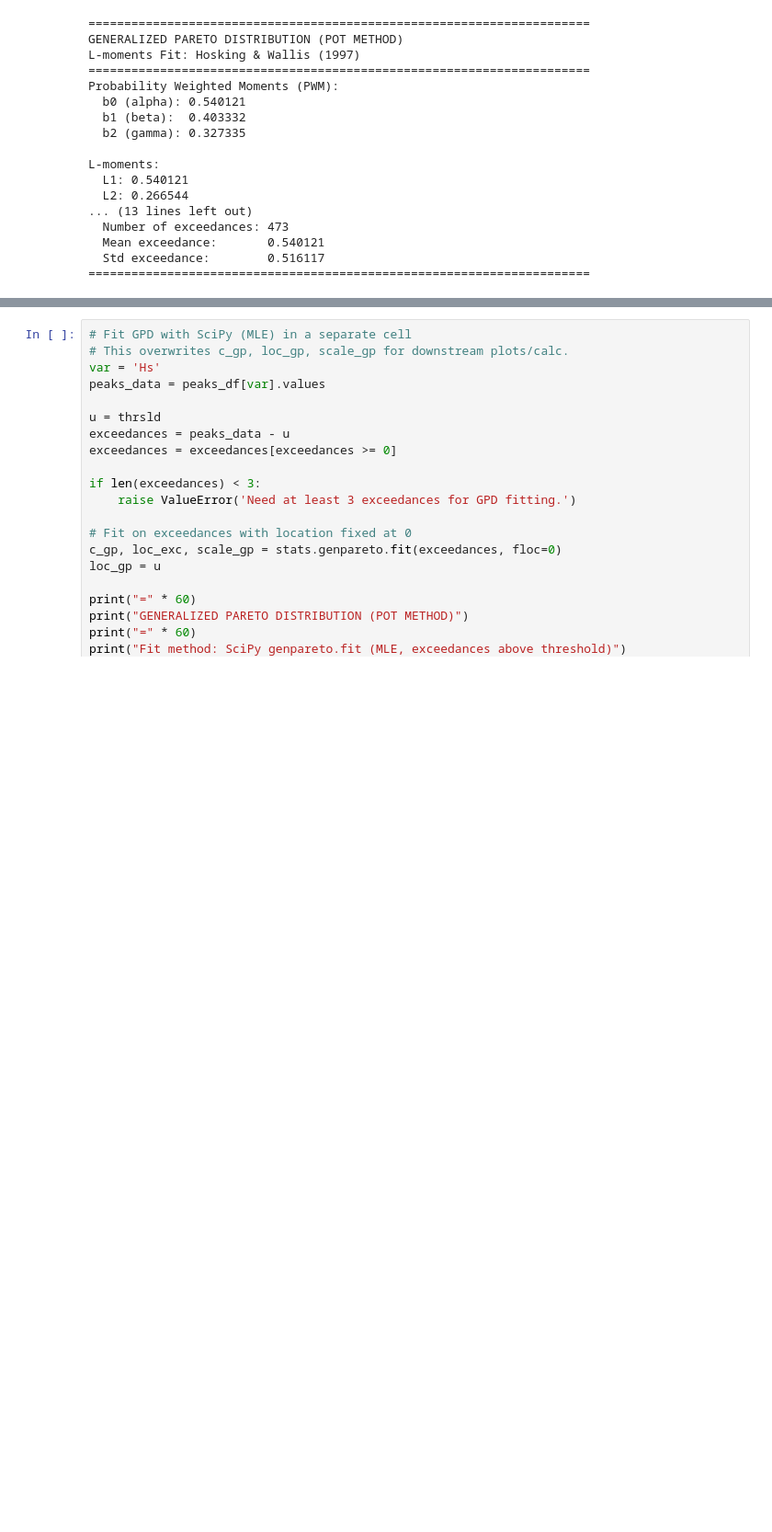
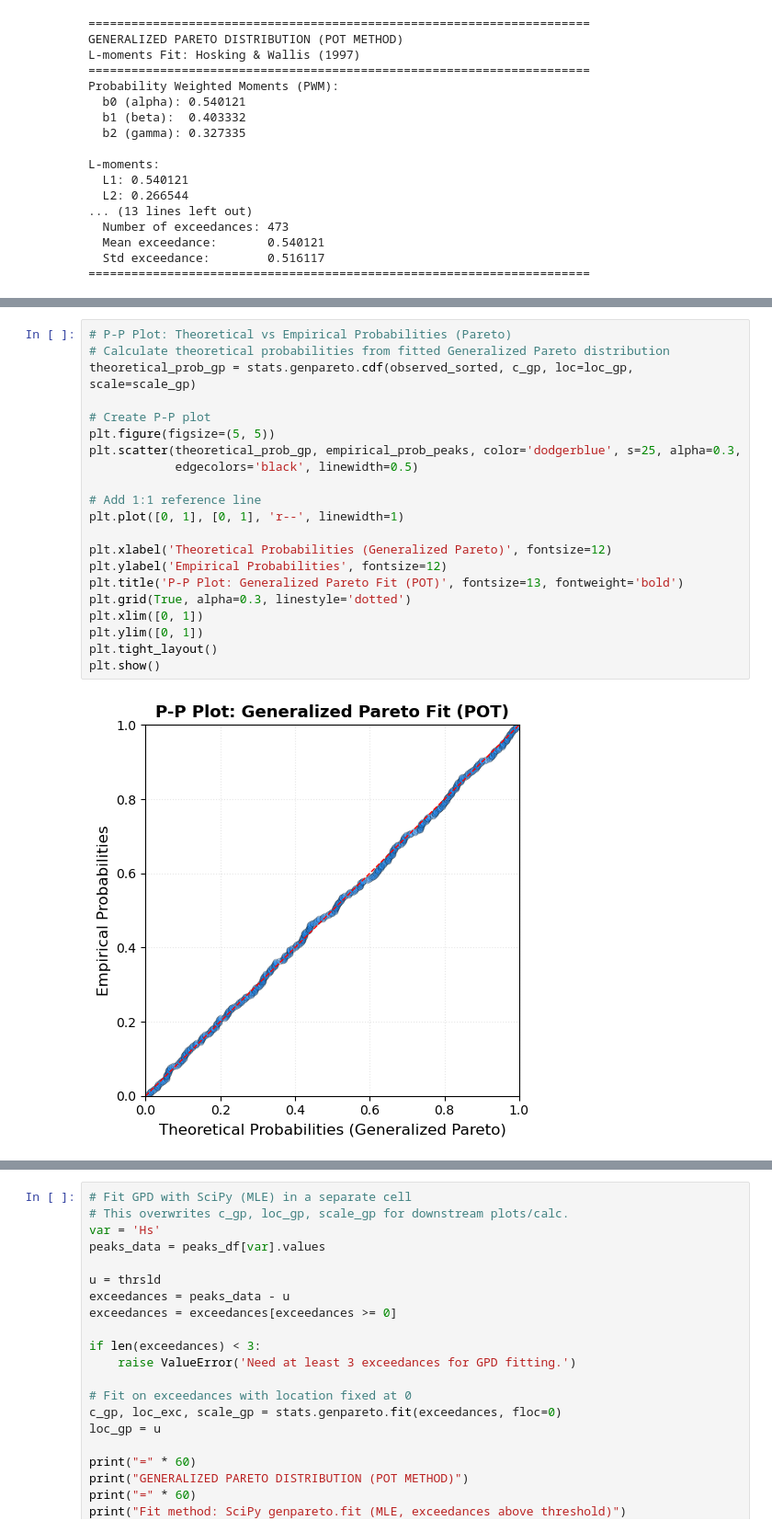
Before and after one commit to giospud/meteocean-tools, a Jupyter notebook: EVA/eva_AM_POT.ipynb, the cells around one changed output, grey strips where cells are left out. Shown at 92% size. Drawn from its saved outputs; the diff is of its cells as text; blank space fills up the shorter version.

```diff
--- a/EVA/eva.ipynb
+++ b/EVA/eva_AM_POT.ipynb
@@ -438,0 +528,23 @@ L-moments:
+# %%
+# P-P Plot: Theoretical vs Empirical Probabilities (Pareto)
+# Calculate theoretical probabilities from fitted Generalized Pareto distribution
+theoretical_prob_gp = stats.genpareto.cdf(observed_sorted, c_gp, loc=loc_gp, scale=scale_gp)
+
+# Create P-P plot
+plt.figure(figsize=(5, 5))
+plt.scatter(theoretical_prob_gp, empirical_prob_peaks, color='dodgerblue', s=25, alpha=0.3,
+            edgecolors='black', linewidth=0.5)
+
+# Add 1:1 reference line
+plt.plot([0, 1], [0, 1], 'r--', linewidth=1)
+
+plt.xlabel('Theoretical Probabilities (Generalized Pareto)', fontsize=12)
+plt.ylabel('Empirical Probabilities', fontsize=12)
+plt.title('P-P Plot: Generalized Pareto Fit (POT)', fontsize=13, fontweight='bold')
+plt.grid(True, alpha=0.3, linestyle='dotted')
+plt.xlim([0, 1])
+plt.ylim([0, 1])
+plt.tight_layout()
+plt.show()
+# %% [output]
+[figure, added]
```
Also changed, not shown: parts of 12 cells of this notebook, 1 other file.
